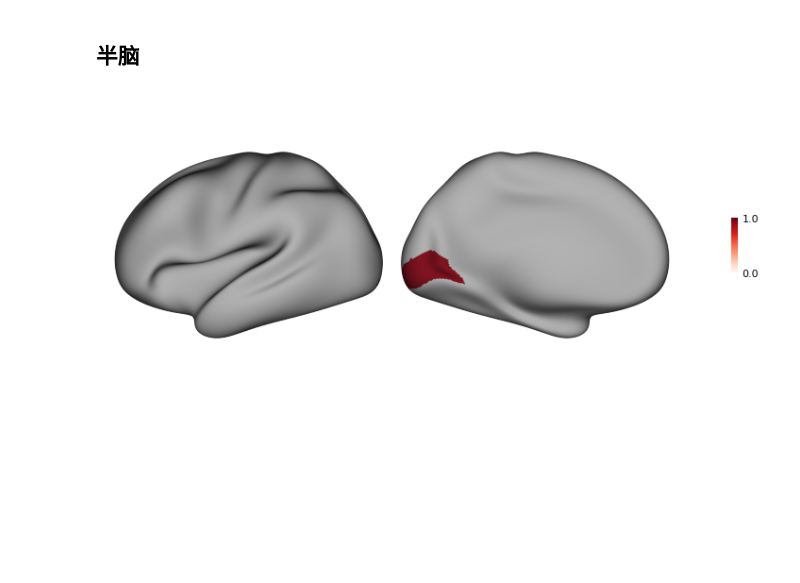
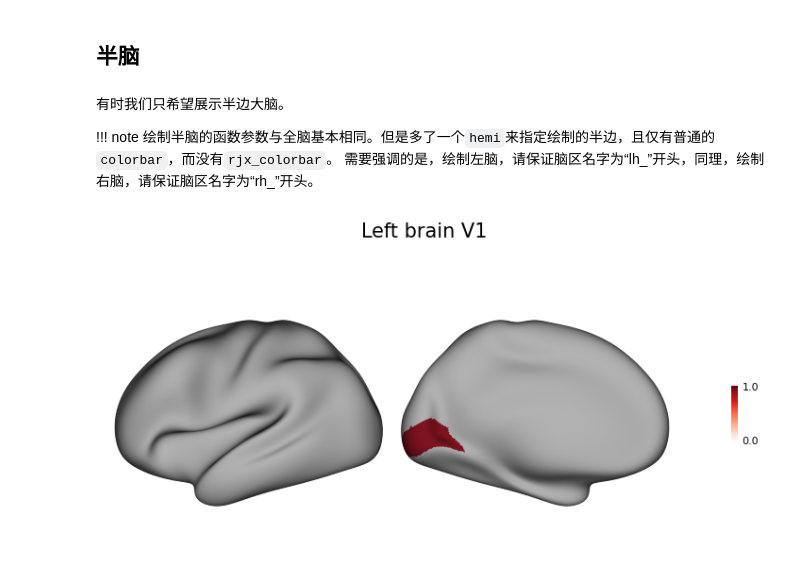
Before and after one commit to RicardoRyn/plotfig, a Jupyter notebook: notebooks/brain_surface.ipynb, the cells around one changed output. Saved outputs shown, nothing was run; the diff lists cells and outputs as text; code cells hidden in the pictures; blank space fills up the shorter version.

```diff
--- a/notebooks/brain_surface.ipynb
+++ b/notebooks/brain_surface.ipynb
@@ -57,10 +1920,20 @@ fig = plot_chimpanzee_brain_figure(chimpanzee_data, title_name="Chimpanzee")
 # %% [markdown]
 ## 半脑
+# %% [markdown]
+有时我们只希望展示半边大脑。
+
+!!! note
+    绘制半脑的函数参数与全脑基本相同。但是多了一个`hemi`来指定绘制的半边，且仅有普通的`colorbar`，而没有`rjx_colorbar`。
+    需要强调的是，绘制左脑，请保证脑区名字为“lh_”开头，同理，绘制右脑，请保证脑区名字为“rh_”开头。
 # %%
 from plotfig import *
 
 data = {"lh_V1": 1}
 
-fig = plot_human_hemi_brain_figure(data)
+fig = plot_human_hemi_brain_figure(
+    data,
+    hemi="lh",
+    title_name="Left brain V1"
+)
 # %% [output]
-[figure, old version]
+[figure, new version]
```
Also changed, not shown: parts of 19 cells of this notebook, 27 other files.
